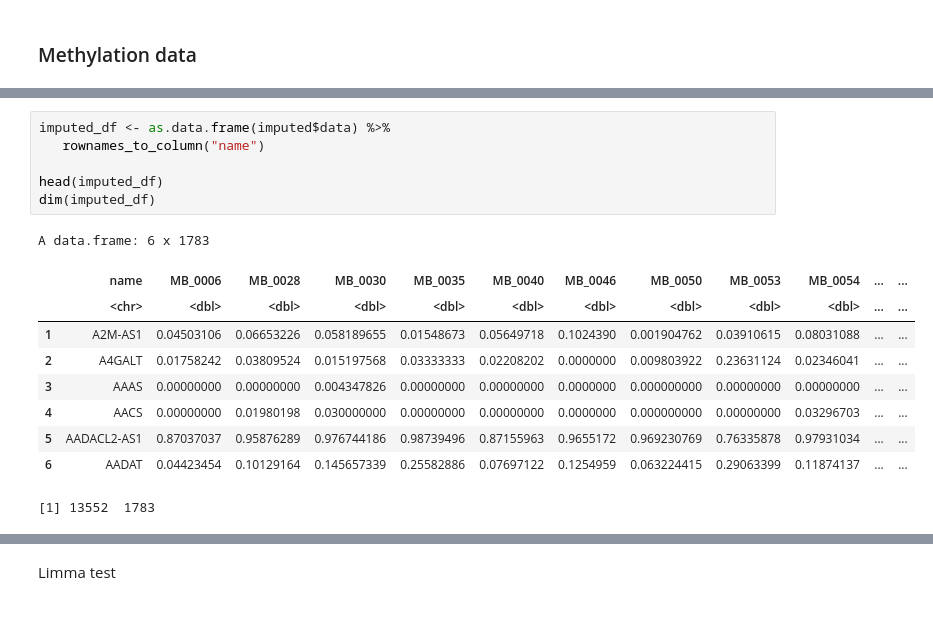
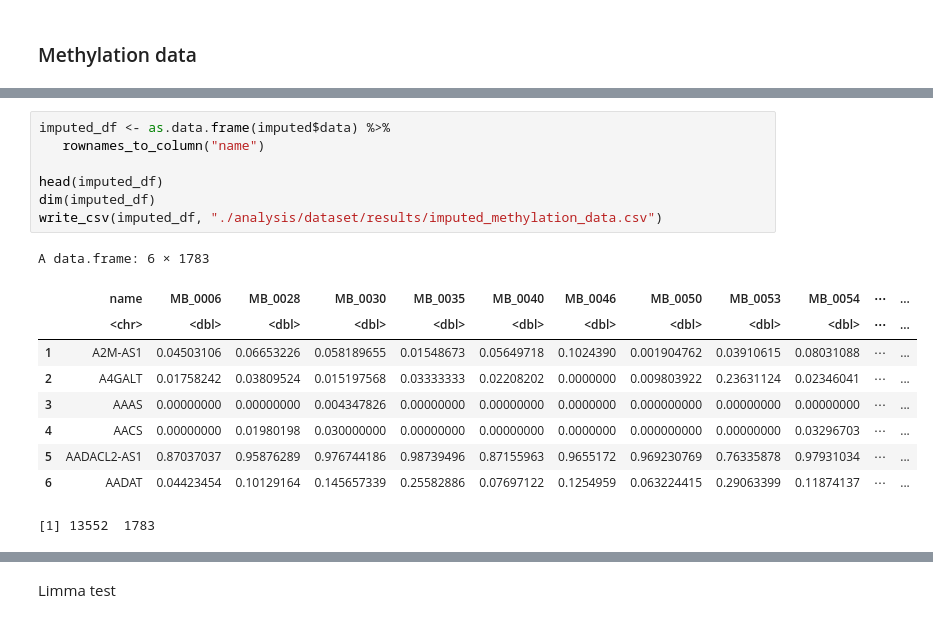
Before and after one commit to ABiiitH/Research-Work, a Jupyter notebook: sample.ipynb, the cells around one changed output, grey strips where cells are left out. Drawn from its saved outputs; the diff is of its cells as text.

```diff
--- a/sample.ipynb
+++ b/sample.ipynb
@@ -215,19 +237,20 @@ Done cluster 1755
 # %%
 imputed_df <- as.data.frame(imputed$data) %>%
    rownames_to_column("name")
 
 head(imputed_df)
 dim(imputed_df)
+write_csv(imputed_df, "./analysis/dataset/results/imputed_methylation_data.csv")
 # %% [output]
-A data.frame: 6 x 1783
+A data.frame: 6 × 1783
-|  | name | MB_0006 | MB_0028 | MB_0030 | MB_0035 | MB_0040 | MB_0046 | MB_0050 | MB_0053 | MB_0054 | ... | ... |
-|  | <chr> | <dbl> | <dbl> | <dbl> | <dbl> | <dbl> | <dbl> | <dbl> | <dbl> | <dbl> | ... | ... |
-| 1 | A2M-AS1 | 0.04503106 | 0.06653226 | 0.058189655 | 0.01548673 | 0.05649718 | 0.1024390 | 0.001904762 | 0.03910615 | 0.08031088 | ... | ... |
-| 2 | A4GALT | 0.01758242 | 0.03809524 | 0.015197568 | 0.03333333 | 0.02208202 | 0.0000000 | 0.009803922 | 0.23631124 | 0.02346041 | ... | ... |
-| 3 | AAAS | 0.00000000 | 0.00000000 | 0.004347826 | 0.00000000 | 0.00000000 | 0.0000000 | 0.000000000 | 0.00000000 | 0.00000000 | ... | ... |
-| 4 | AACS | 0.00000000 | 0.01980198 | 0.030000000 | 0.00000000 | 0.00000000 | 0.0000000 | 0.000000000 | 0.00000000 | 0.03296703 | ... | ... |
-| 5 | AADACL2-AS1 | 0.87037037 | 0.95876289 | 0.976744186 | 0.98739496 | 0.87155963 | 0.9655172 | 0.969230769 | 0.76335878 | 0.97931034 | ... | ... |
-| 6 | AADAT | 0.04423454 | 0.10129164 | 0.145657339 | 0.25582886 | 0.07697122 | 0.1254959 | 0.063224415 | 0.29063399 | 0.11874137 | ... | ... |
+|  | name | MB_0006 | MB_0028 | MB_0030 | MB_0035 | MB_0040 | MB_0046 | MB_0050 | MB_0053 | MB_0054 | ⋯ | ... |
+|  | <chr> | <dbl> | <dbl> | <dbl> | <dbl> | <dbl> | <dbl> | <dbl> | <dbl> | <dbl> | ⋯ | ... |
+| 1 | A2M-AS1 | 0.04503106 | 0.06653226 | 0.058189655 | 0.01548673 | 0.05649718 | 0.1024390 | 0.001904762 | 0.03910615 | 0.08031088 | ⋯ | ... |
+| 2 | A4GALT | 0.01758242 | 0.03809524 | 0.015197568 | 0.03333333 | 0.02208202 | 0.0000000 | 0.009803922 | 0.23631124 | 0.02346041 | ⋯ | ... |
+| 3 | AAAS | 0.00000000 | 0.00000000 | 0.004347826 | 0.00000000 | 0.00000000 | 0.0000000 | 0.000000000 | 0.00000000 | 0.00000000 | ⋯ | ... |
+| 4 | AACS | 0.00000000 | 0.01980198 | 0.030000000 | 0.00000000 | 0.00000000 | 0.0000000 | 0.000000000 | 0.00000000 | 0.03296703 | ⋯ | ... |
+| 5 | AADACL2-AS1 | 0.87037037 | 0.95876289 | 0.976744186 | 0.98739496 | 0.87155963 | 0.9655172 | 0.969230769 | 0.76335878 | 0.97931034 | ⋯ | ... |
+| 6 | AADAT | 0.04423454 | 0.10129164 | 0.145657339 | 0.25582886 | 0.07697122 | 0.1254959 | 0.063224415 | 0.29063399 | 0.11874137 | ⋯ | ... |
 [1] 13552  1783
 # %%
 meth_long_labeled <- imputed_df %>%
```
Also changed, not shown: parts of 50 cells of this notebook.
